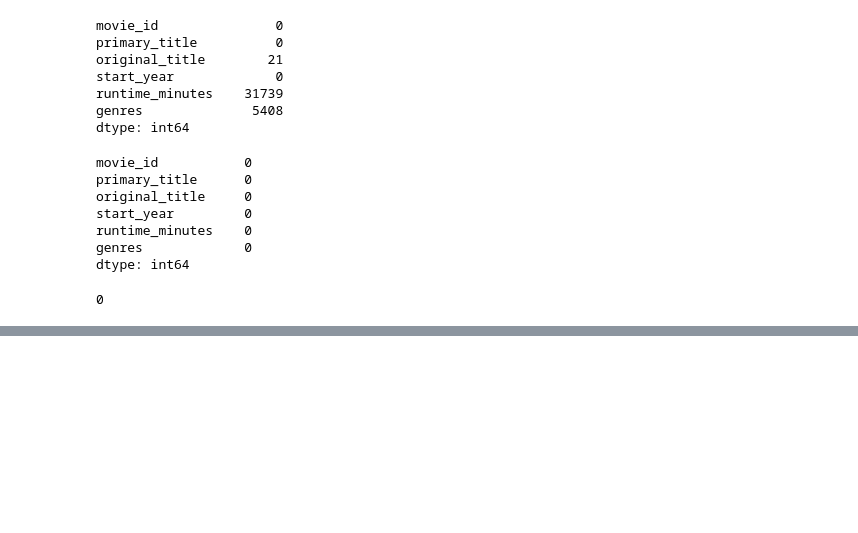
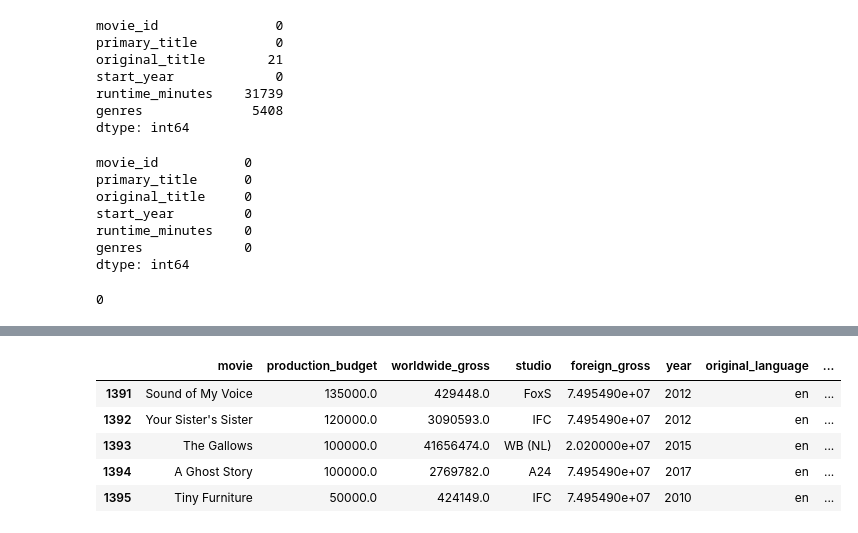
Before and after one commit to Kiptoo1960/dsc-phase-1-project-v2-4, a Jupyter notebook: student.ipynb, the cells around one changed output, grey strips where cells are left out. Saved outputs shown, nothing was run; the diff lists cells and outputs as text; code cells hidden in the pictures; blank space fills up the shorter version.

```diff
--- a/student.ipynb
+++ b/student.ipynb
@@ -812,0 +890,9 @@ movie_basics.duplicated().sum()
+# %%
+final_df.tail()
+# %% [output]
+|  | movie | production_budget | worldwide_gross | studio | foreign_gross | year | original_language | ... |
+| 1391 | Sound of My Voice | 135000.0 | 429448.0 | FoxS | 7.495490e+07 | 2012 | en | ... |
+| 1392 | Your Sister's Sister | 120000.0 | 3090593.0 | IFC | 7.495490e+07 | 2012 | en | ... |
+| 1393 | The Gallows | 100000.0 | 41656474.0 | WB (NL) | 2.020000e+07 | 2015 | en | ... |
+| 1394 | A Ghost Story | 100000.0 | 2769782.0 | A24 | 7.495490e+07 | 2017 | en | ... |
+| 1395 | Tiny Furniture | 50000.0 | 424149.0 | IFC | 7.495490e+07 | 2010 | en | ... |
```
Also changed, not shown: parts of 16 cells of this notebook.
